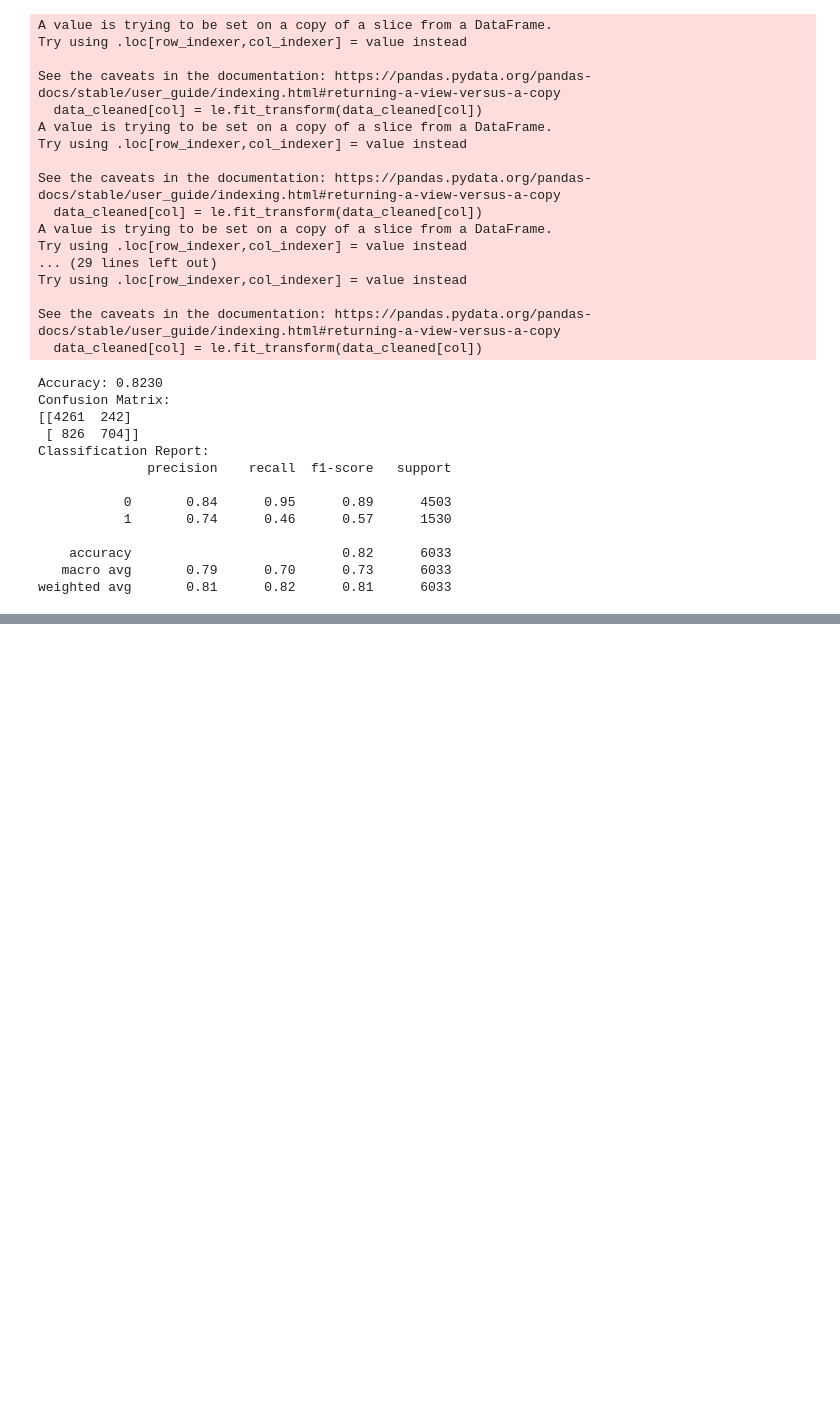
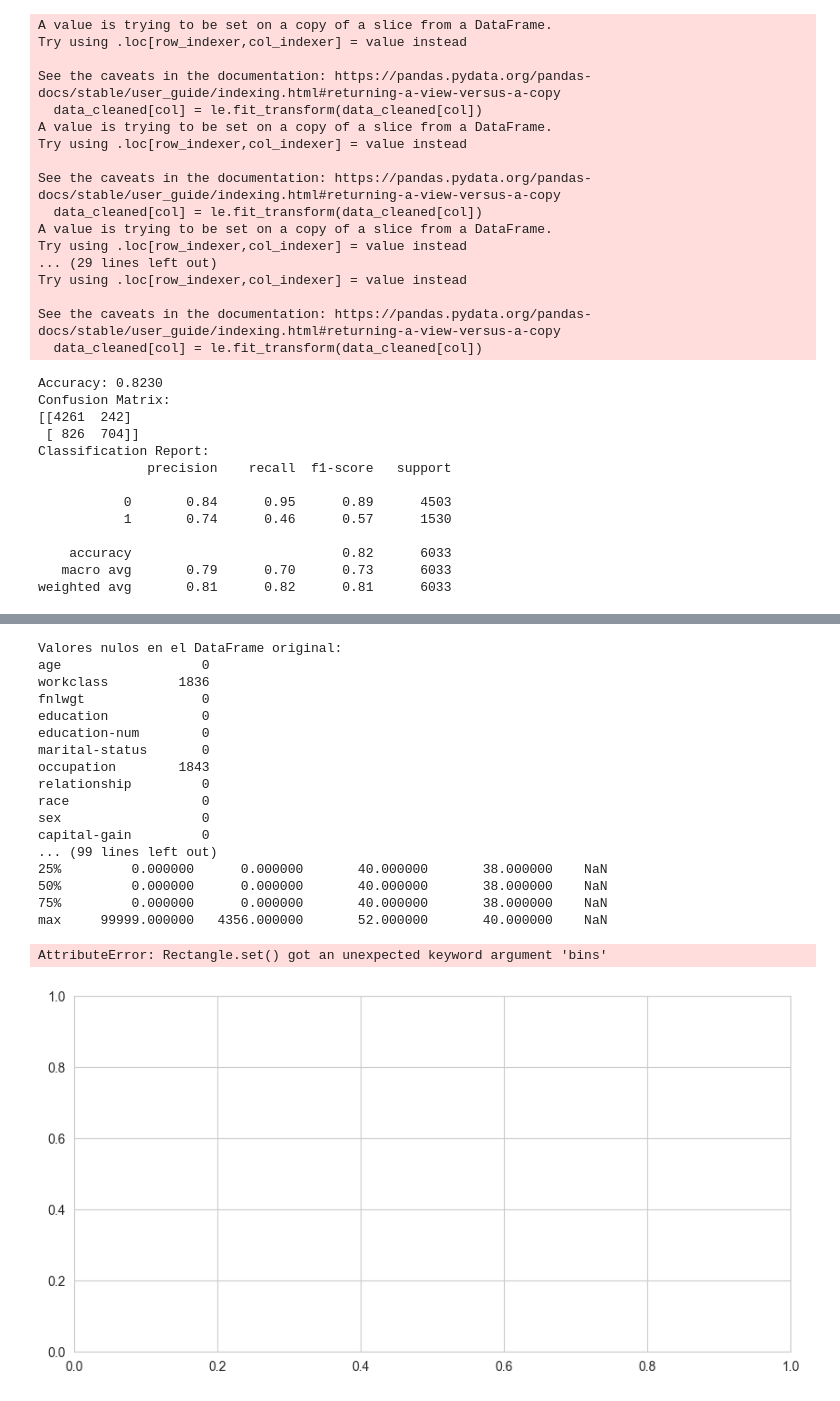
Before and after one commit to josegabriel8/Obtencion-almacenamiento-y-procesamiento-de-datos-sociales-digitales, a Jupyter notebook: adult.ipynb, the cells around one changed output, grey strips where cells are left out. Saved outputs shown, nothing was run; the diff lists cells and outputs as text; code cells hidden in the pictures; blank space fills up the shorter version.

```diff
--- a/adult.ipynb
+++ b/adult.ipynb
@@ -327,0 +383,54 @@ weighted avg       0.81      0.82      0.81      6033
+# %%
+import pandas as pd
+import matplotlib.pyplot as plt
+
+# 1. Verificar la cantidad de valores nulos antes y después
+print("Valores nulos en el DataFrame original:")
+print(data.isnull().sum())
+
+print("\nValores nulos en el DataFrame imputado:")
+print(data_imputed.isnull().sum())
+
+# 2. Comparar estadísticas descriptivas
+print("\nEstadísticas descriptivas - DataFrame original:")
+print(data.describe(include='all'))
+
+print("\nEstadísticas descriptivas - DataFrame imputado:")
+print(data_imputed.describe(include='all'))
+
+# 3. Visualizar la distribución de una variable numérica (ejemplo: 'age')
+plt.figure(figsize=(10, 5))
+plt.hist(data_imputed['workclass'], bins=30, alpha=0.5, label='Imputado', color="red")
+plt.hist(data['workclass'].dropna(), bins=30, alpha=0.5, label='Original', color="skyblue")
+plt.xlabel('Edworkclassad')
+plt.ylabel('Frecuencia')
+plt.title('Distribución de la variable "workclass": Original vs Imputada')
+plt.legend()
+plt.show()
+
+# 4. (Opcional) Comparar los valores imputados usando una máscara
+# Creamos una máscara con los valores faltantes originales en las columnas de interés
+mask = data[['workclass', 'occupation', 'native-country']].isnull()
+imputed_values = data_imputed[['workclass', 'occupation', 'native-country']][mask]
+print("\nEjemplos de valores imputados en columnas con faltantes:")
+print(imputed_values.head())
+# %% [output]
+Valores nulos en el DataFrame original:
+age                  0
+workclass         1836
+fnlwgt               0
+education            0
+education-num        0
+marital-status       0
+occupation        1843
+relationship         0
+race                 0
+sex                  0
+capital-gain         0
+... (99 lines left out)
+25%         0.000000      0.000000       40.000000       38.000000    NaN
+50%         0.000000      0.000000       40.000000       38.000000    NaN
+75%         0.000000      0.000000       40.000000       38.000000    NaN
+max     99999.000000   4356.000000       52.000000       40.000000    NaN
+AttributeError: Rectangle.set() got an unexpected keyword argument 'bins'
+[figure, added]
```
Also changed, not shown: parts of 11 cells of this notebook.
